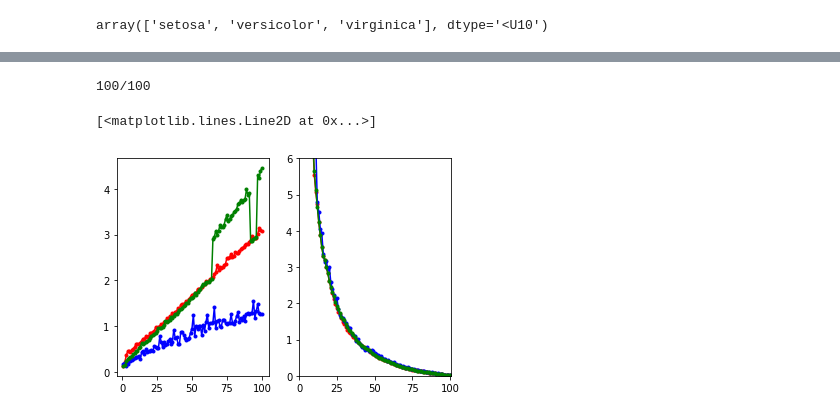
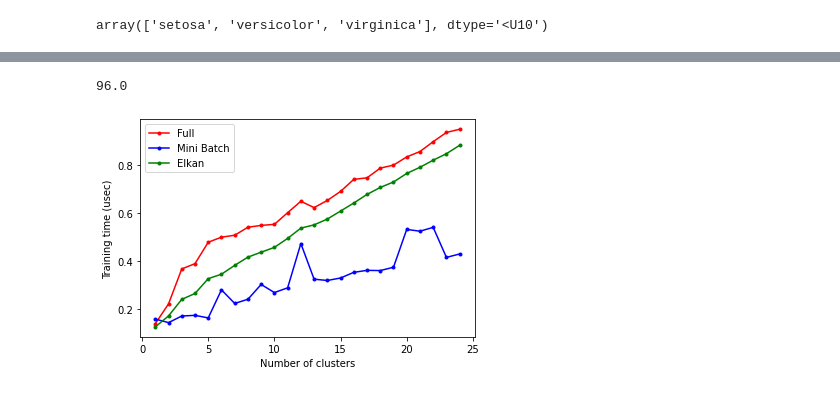
Before and after one commit to gomachinelearning/Blogs, a Jupyter notebook: KMeans.ipynb, the cells around one changed output, grey strips where cells are left out. Saved outputs shown, nothing was run; the diff lists cells and outputs as text; code cells hidden in the pictures.

```diff
--- a/KMeans.ipynb
+++ b/KMeans.ipynb
@@ -47,8 +34,2 @@ X_train, X_test, y_train, y_test = train_test_split(X, y, test_size=0.30, random
-# %%
-#use k-means to predict each datarow's classification
-#y_pred contains the flower's predicted cluster id
-from sklearn.cluster import KMeans
-kmeans = KMeans(n_clusters=3, random_state=42)
-y_pred = kmeans.fit(X).predict(X)
 # %%
 import matplotlib.pyplot as plt
@@ -161,43 +171,29 @@ At
+# %%
+sum(y==y_pred_new) * 100 / len(y)
+# %% [output]
+96.0
 # %%
 from sklearn.cluster import MiniBatchKMeans
 from timeit import timeit
-
 run_time_full = []
 run_time_mini=[]
-run_time_accelerated = []
-
-inertia_full = []
-inertia_mini=[]
-inertia_accelerated = []
-
-max_k = 101
+run_time_elkan = []
+max_k = 25
 for k in range(1, max_k):
     kmeans_ = KMeans(n_clusters=k, random_state=42,algorithm='full')
     minibatch_kmeans = MiniBatchKMeans(n_clusters=k, random_state=42)
-    accelerated_kmeans = KMeans(n_clusters=k, random_state=42 ,algorithm='elkan')
-    print("\r{}/{}".format(k, 100), end="")
+    elkan_kmeans = KMeans(n_clusters=k, random_state=42 ,algorithm='elkan')
     run_time_full.append(timeit("kmeans_.fit(X)", number=10, globals=globals()))
-
     run_time_mini.append(timeit("minibatch_kmeans.fit(X)", number=10, globals=globals()))
-    run_time_accelerated.append(timeit("accelerated_kmeans.fit(X)", number=10, globals=globals()))
-
-    inertia_full.append(kmeans_.inertia_)
-    inertia_mini.append(minibatch_kmeans.inertia_)
-    inertia_accelerated.append(accelerated_kmeans.inertia_)
+    run_time_elkan.append(timeit("elkan_kmeans.fit(X)", number=10, globals=globals()))
-# %% [output]
-100/100
 # %%
 plt.clf()
-plt.subplot(121)
-plt.plot(range(1,max_k),run_time_full, 'r.-'  )
-plt.plot(range(1,max_k),run_time_mini, 'b.-'  )
-plt.plot(range(1,max_k),run_time_accelerated, 'g.-')
-
-plt.subplot(122)
-plt.axis([0, max_k, 0,6])
-plt.plot(range(1,max_k),inertia_full, 'r.-'  )
-plt.plot(range(1,max_k),inertia_mini, 'b.-'  )
-plt.plot(range(1,max_k),inertia_accelerated, 'g.-'  )
+plt.plot(range(1,max_k),run_time_full, 'r.-' , label='Full' )
+plt.plot(range(1,max_k),run_time_mini, 'b.-' , label = 'Mini Batch' )
+plt.plot(range(1,max_k),run_time_elkan, 'g.-', label = 'Elkan' )
+plt.xlabel('Number of clusters')
+plt.ylabel('Training time (usec)')
+plt.legend(loc='upper left')
+plt.show()
 # %% [output]
-[<matplotlib.lines.Line2D at 0x...>]
-[figure, old version]
+[figure, new version]
```
Also changed, not shown: parts of 19 cells of this notebook.
